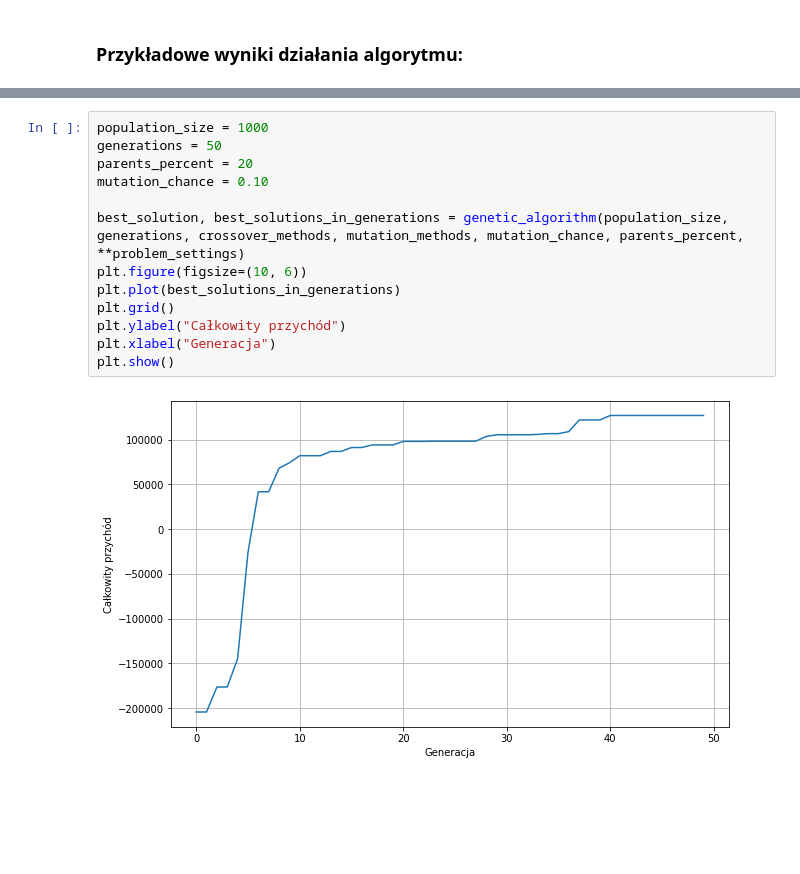
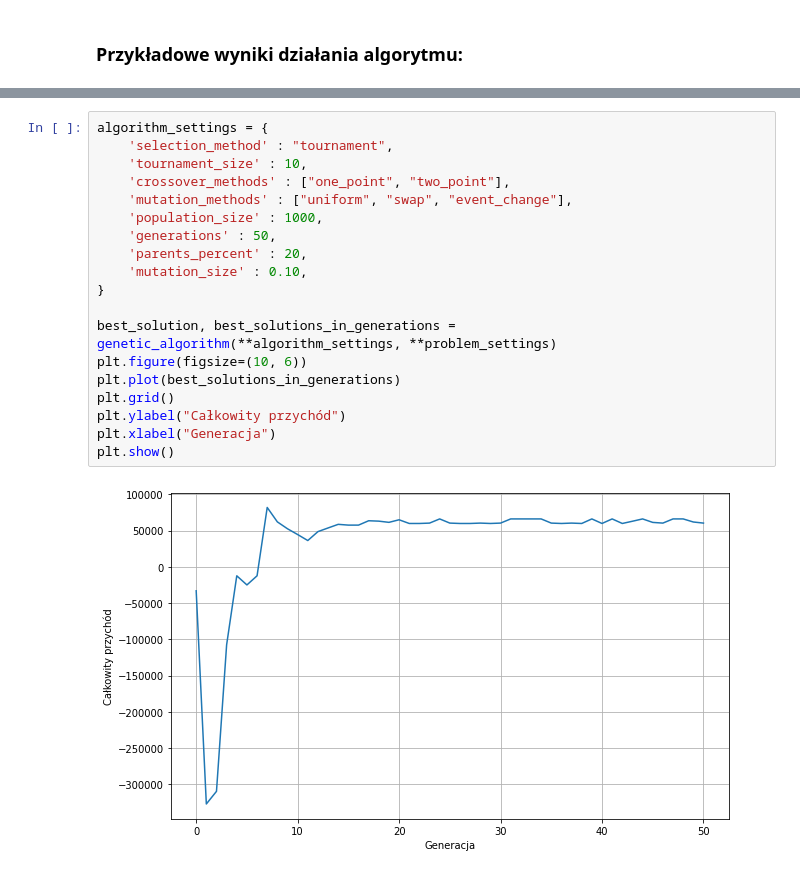
Before and after one commit to bartoszzak/Algorytm-genetyczny, a Jupyter notebook: przyklad_funkcja_celu.ipynb, the cells around one changed output, grey strips where cells are left out. Cells and saved outputs as stored; diff of their text form; blank space fills up the shorter version.

```diff
--- a/przyklad_funkcja_celu.ipynb
+++ b/przyklad_funkcja_celu.ipynb
@@ -134,18 +119,24 @@ Najlepsze rozwiązanie:
 # %%
-population_size = 1000
-generations = 50
-parents_percent = 20
-mutation_chance = 0.10
+algorithm_settings = {
+    'selection_method' : "tournament",
+    'tournament_size' : 10,
+    'crossover_methods' : ["one_point", "two_point"],
+    'mutation_methods' : ["uniform", "swap", "event_change"],
+    'population_size' : 1000,
+    'generations' : 50,
+    'parents_percent' : 20,
+    'mutation_size' : 0.10,
+}
 
-best_solution, best_solutions_in_generations = genetic_algorithm(population_size, generations, crossover_methods, mutation_methods, mutation_chance, parents_percent, **problem_settings)
+best_solution, best_solutions_in_generations = genetic_algorithm(**algorithm_settings, **problem_settings)
 plt.figure(figsize=(10, 6))
 plt.plot(best_solutions_in_generations)
 plt.grid()
 plt.ylabel("Całkowity przychód")
 plt.xlabel("Generacja")
 plt.show()
 # %% [output]
-[figure, old version]
+[figure, new version]
 # %%
 print(f"Przychód z najlepszego rozwiązania: {best_solution.overall_profit()}")
 print(f"\nNajlepsze rozwiązanie:")
```
Also changed, not shown: parts of 11 cells of this notebook, 3 other files.
